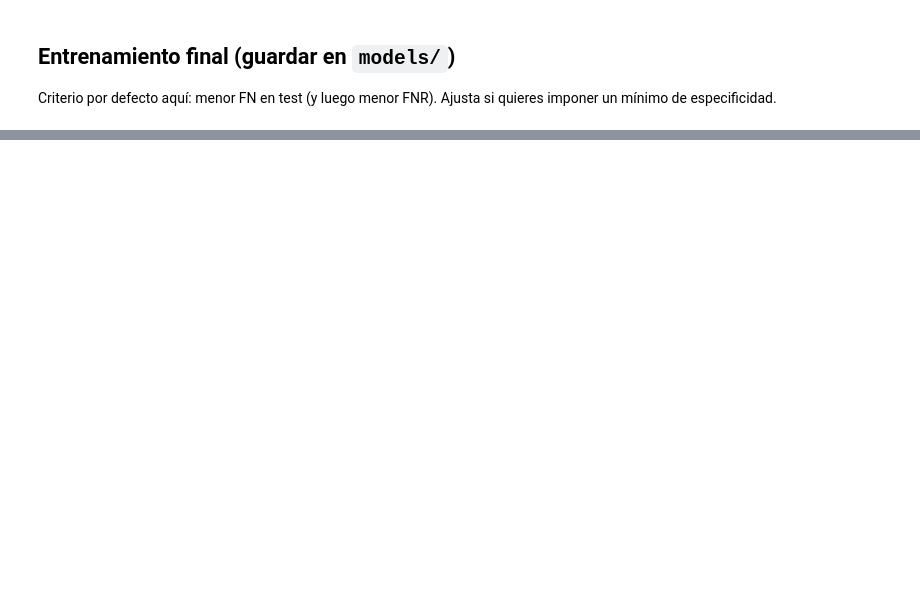
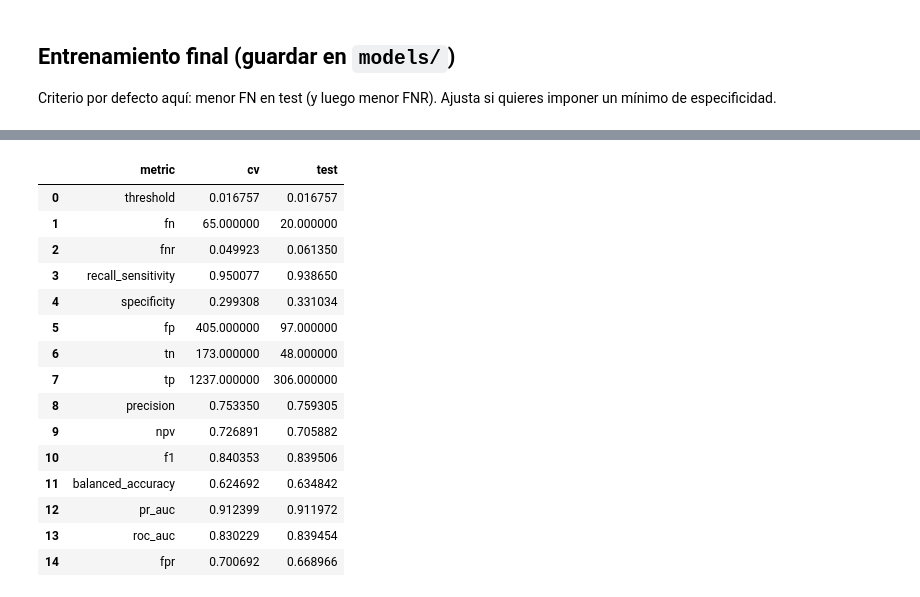
Before and after one commit to MisterMito/TFM, a Jupyter notebook: notebooks/3.0-ssic-binary-baselines.ipynb, the cells around one changed output, grey strips where cells are left out. Saved outputs shown, nothing was run; the diff lists cells and outputs as text; code cells hidden in the pictures; blank space fills up the shorter version.

```diff
--- a/notebooks/3.0-ssic-binary-baselines.ipynb
+++ b/notebooks/3.0-ssic-binary-baselines.ipynb
@@ -179,10 +190,14 @@ final_cfg = replace(
     use_pca=bool(best["use_pca"]),
     pos_weight=float(best["pos_weight"]),
     model_name="logreg_binary",
-    model_version="v0.1.0",
+    model_version="v0.2.0",
+
     save_local_bundle=True,
+
+    save_plots=False,
+    mlflow_log_artifacts=False,
+
+    mlflow_log_model=True,
 )
-
 final_out = run_training(final_cfg, feature_cols=gene_cols)
-final_out
 # %% [output]
@@ -206,0 +205,50 @@ final_out
+# %%
+# DataFrame de métricas (CV vs Test)
+cv = final_out["cv_metrics"].copy()
+test = final_out["test_metrics"].copy()
+
+chosen_thr = final_out["chosen_threshold"]
+cv["threshold"] = chosen_thr
+test["threshold"] = chosen_thr
+
+metrics_df = (
+    pd.DataFrame({"cv": cv, "test": test})
+      .reset_index()
+      .rename(columns={"index": "metric"})
+)
+
+priority_order = [
+    "threshold",
+    "fn", "fnr",
+    "recall_sensitivity",
+    "specificity",
+    "fp", "tn", "tp",
+    "precision", "npv",
+    "f1",
+    "balanced_accuracy",
+    "pr_auc",
+    "roc_auc",
+    "fpr",
+]
+
+metrics_df["metric"] = pd.Categorical(metrics_df["metric"], categories=priority_order, ordered=True)
+metrics_df = metrics_df.sort_values("metric").reset_index(drop=True)
+# %%
+display(metrics_df)
+# %% [output]
+|  | metric | cv | test |
+| 0 | threshold | 0.016757 | 0.016757 |
+| 1 | fn | 65.000000 | 20.000000 |
+| 2 | fnr | 0.049923 | 0.061350 |
+| 3 | recall_sensitivity | 0.950077 | 0.938650 |
+| 4 | specificity | 0.299308 | 0.331034 |
+| 5 | fp | 405.000000 | 97.000000 |
+| 6 | tn | 173.000000 | 48.000000 |
+| 7 | tp | 1237.000000 | 306.000000 |
+| 8 | precision | 0.753350 | 0.759305 |
+| 9 | npv | 0.726891 | 0.705882 |
+| 10 | f1 | 0.840353 | 0.839506 |
+| 11 | balanced_accuracy | 0.624692 | 0.634842 |
+| 12 | pr_auc | 0.912399 | 0.911972 |
+| 13 | roc_auc | 0.830229 | 0.839454 |
+| 14 | fpr | 0.700692 | 0.668966 |
```
Also changed, not shown: parts of 4 cells of this notebook.
